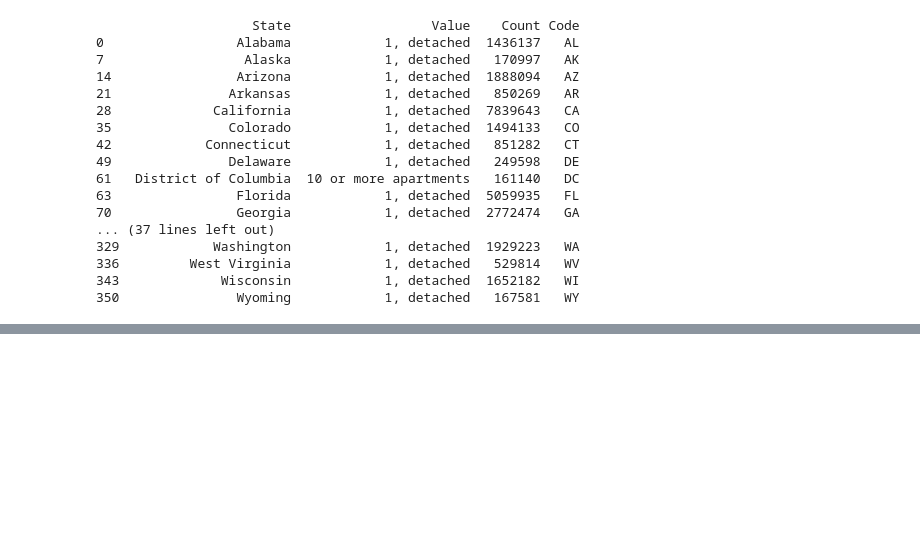
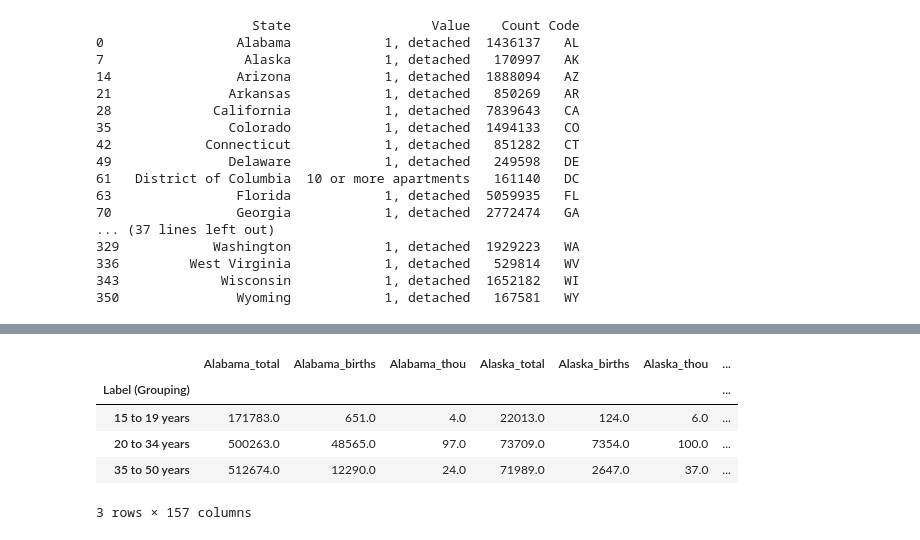
Before and after one commit to syaldram/RealEstate-vs-Demographics, a Jupyter notebook: house_char.ipynb, the cells around one changed output, grey strips where cells are left out. Drawn from its saved outputs; the diff is of its cells as text; code cells hidden in the pictures; blank space fills up the shorter version.

```diff
--- a/house_char.ipynb
+++ b/house_char.ipynb
@@ -503,0 +574,10 @@ fig.show()
+# %%
+fem_age_22 = fert_data.iloc[[2,3,4]]
+fem_age_22.head()
+# %% [output]
+|  | Alabama_total | Alabama_births | Alabama_thou | Alaska_total | Alaska_births | Alaska_thou | ... |
+| Label (Grouping) |  |  |  |  |  |  | ... |
+| 15 to 19 years | 171783.0 | 651.0 | 4.0 | 22013.0 | 124.0 | 6.0 | ... |
+| 20 to 34 years | 500263.0 | 48565.0 | 97.0 | 73709.0 | 7354.0 | 100.0 | ... |
+| 35 to 50 years | 512674.0 | 12290.0 | 24.0 | 71989.0 | 2647.0 | 37.0 | ... |
+3 rows × 157 columns
```
Also changed, not shown: parts of 22 cells of this notebook, 3 other files.
